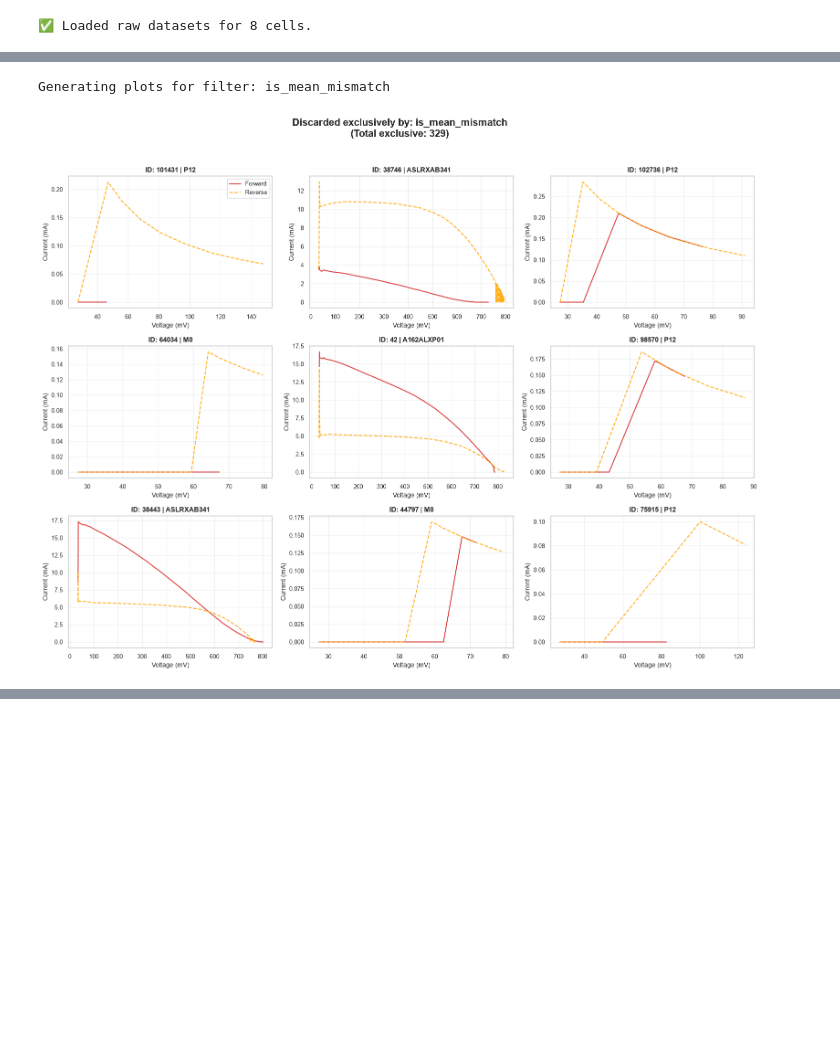
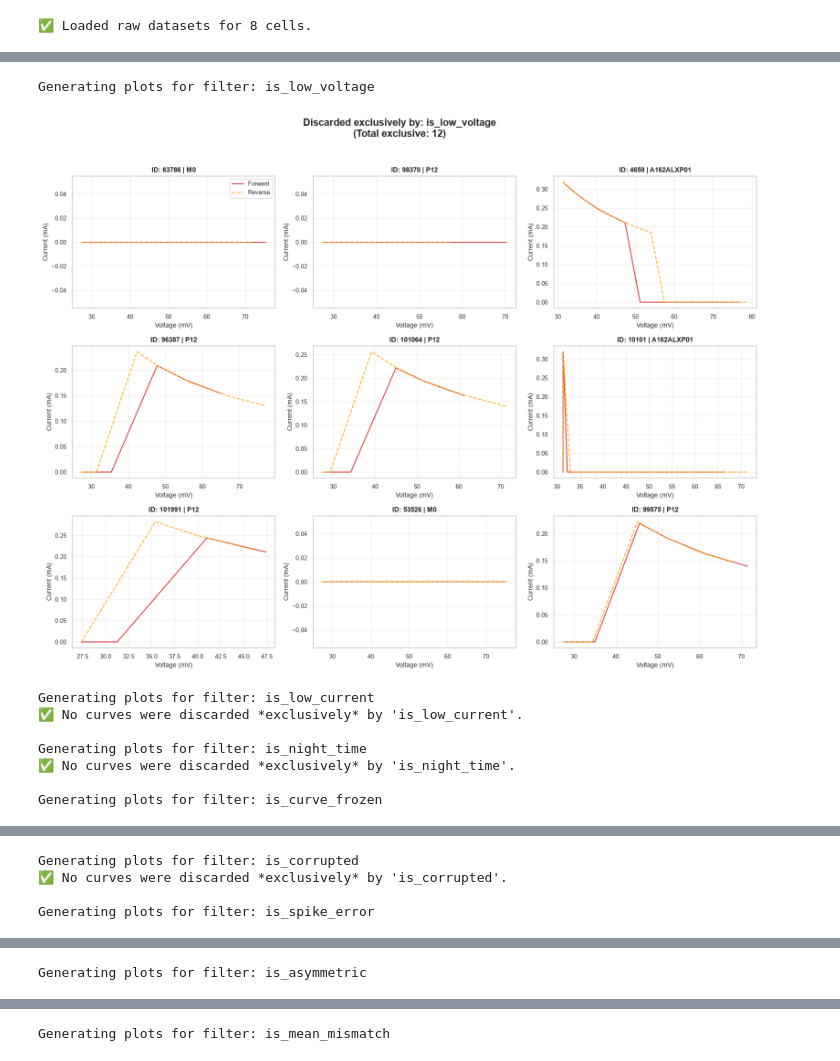
Before and after one commit to cristian-carretero/parasol-rag-architecture, a Jupyter notebook: notebooks/sandbox.ipynb, the cells around one changed output, grey strips where cells are left out. Cells and saved outputs as stored; diff of their text form; code cells hidden in the pictures; blank space fills up the shorter version.

Commit message:
refactor: upgrade filtering, clustering, and visualization modules to optimize memory efficiency and enforce physical validation

```diff
--- a/notebooks/sandbox.ipynb
+++ b/notebooks/sandbox.ipynb
@@ -110,19 +108,17 @@ jv_test = process_all_jv_curves(
 )
 
 # Interactive visualization
-# 'is_short_curve' has been removed from this list to match your src/filtering.py
 filters_to_review = [
     'is_low_voltage', 'is_low_current', 'is_night_time',
-    'is_curve_frozen', 'is_corrupted', 'is_spike_error', 'is_asymmetric', 'is_mean_mismatch'
+    'is_curve_frozen', 'is_corrupted', 'is_spike_error',
+    'is_asymmetric', 'is_mean_mismatch'
 ]
 
-# Change the filter name here to audit a different one:
-TARGET_FILTER = 'is_mean_mismatch'
-
-print(f"\nGenerating plots for filter: {TARGET_FILTER}")
-visualize_filter_discards_exclusive(
-    jv_df=jv_test,
-    filter_col=TARGET_FILTER,
-    all_filters=filters_to_review
-)
+for TARGET_FILTER in filters_to_review:
+    print(f"\nGenerating plots for filter: {TARGET_FILTER}")
+    visualize_filter_discards_exclusive(
+        jv_df=jv_test,
+        filter_col=TARGET_FILTER,
+        all_filters=filters_to_review
+    )
 # %% [output]
@@ -141,7 +137,14 @@ visualize_filter_discards_exclusive(
 ... (20 lines left out)
 is_corrupted           21
 is_spike_error      27841
 is_asymmetric          43
 is_mean_mismatch     3013
-Generating plots for filter: is_mean_mismatch
+Generating plots for filter: is_low_voltage
-[figure, old version]
+[figure, new version]
+Generating plots for filter: is_low_current
+✅ No curves were discarded *exclusively* by 'is_low_current'.
+
+Generating plots for filter: is_night_time
+✅ No curves were discarded *exclusively* by 'is_night_time'.
+
+Generating plots for filter: is_curve_frozen
@@ -147,0 +152,4 @@ Generating plots for filter: is_mean_mismatch
+Generating plots for filter: is_corrupted
+✅ No curves were discarded *exclusively* by 'is_corrupted'.
+
+Generating plots for filter: is_spike_error
@@ -147,0 +157 @@ Generating plots for filter: is_mean_mismatch
+Generating plots for filter: is_asymmetric
@@ -147,0 +159 @@ Generating plots for filter: is_mean_mismatch
+Generating plots for filter: is_mean_mismatch
```
Also changed, not shown: parts of 4 cells of this notebook, 12 other files.
